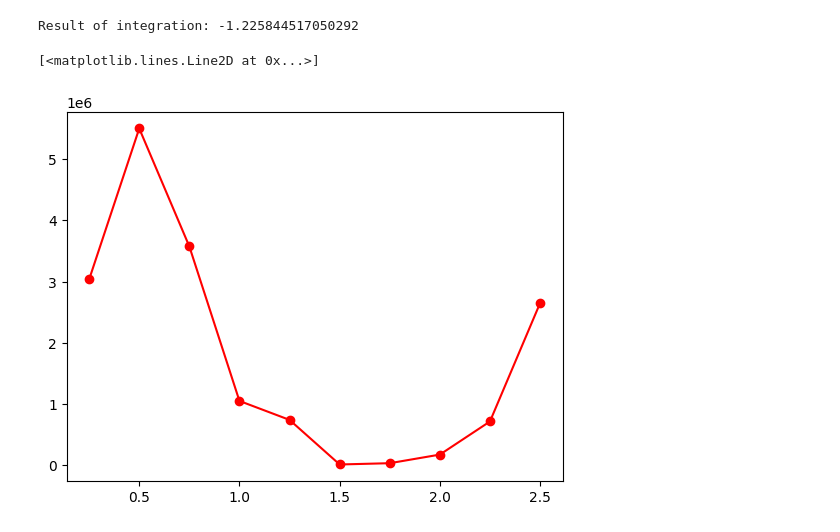
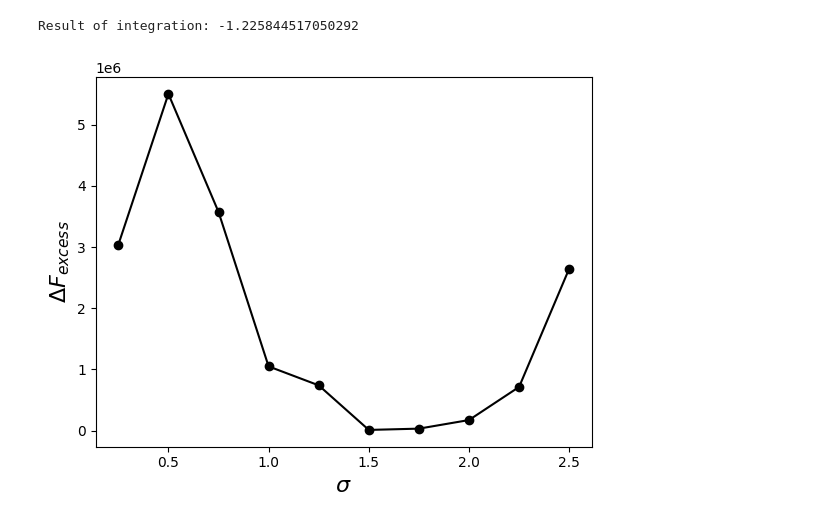
Before and after one commit to Foundnation/Thermodynamic_Integration, a Jupyter notebook: plots.ipynb, the cells around one changed output. Cells and saved outputs as stored; diff of their text form; code cells hidden in the pictures.

```diff
--- a/plots.ipynb
+++ b/plots.ipynb
@@ -180,15 +184,14 @@ sigma_values = [0.25, 0.5, 0.75, 1.0, 1.25, 1.5, 1.75, 2.0, 2.25, 2.5]
 for s in sigma_values:
     with open('main_simulation_data/der_energies_cleaned_' + str(s), 'r') as file:
         lines = file.readlines()
-        deren = [float(line) for line in lines]
+        avg_deren = [float(line) for line in lines]
 
-        avg_deren = [elem for elem in deren]
-
-        deren_list.append(deren)
         avg_deren_list.append(avg_deren)
         integr_list.append(np.trapz(avg_deren))
-# %%
-plt.plot(sigma_values[:], integr_list[:], 'ro-')
-# %% [output]
-[<matplotlib.lines.Line2D at 0x...>]
-[figure, removed]
+# %%
+plt.plot(sigma_values[:], integr_list[:], 'ko-')
+plt.xlabel(r'$ \sigma $', fontsize=16)
+plt.ylabel(r'$ \Delta F_{excess} $', fontsize=16)
+plt.savefig('figures/f_vs_sigma.png', dpi=400)
+# %% [output]
+[figure, added]
```
Also changed, not shown: parts of 2 cells of this notebook.
